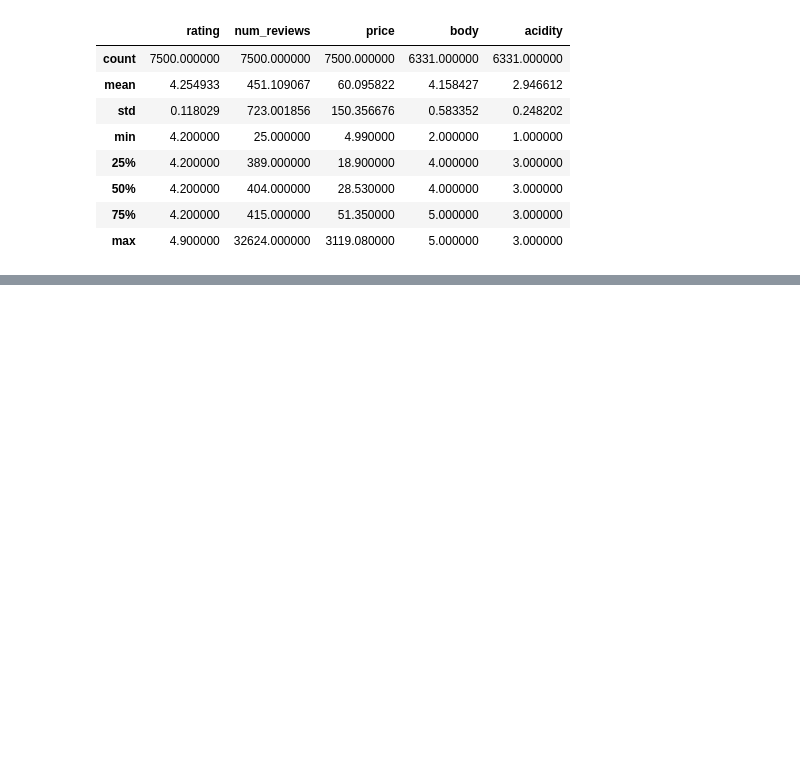
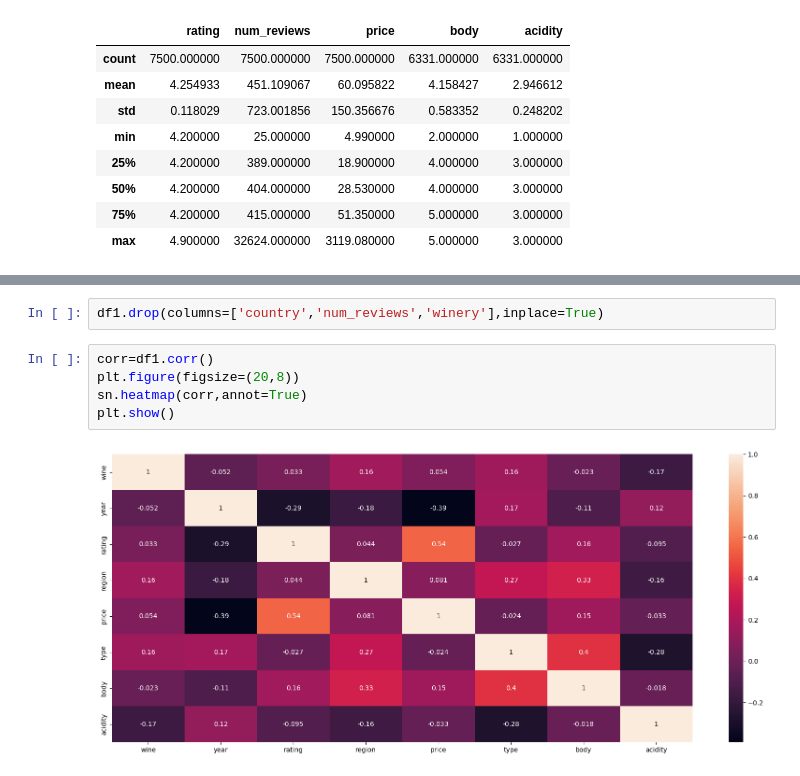
Before and after one commit to iiitl/Classification, a Jupyter notebook: task.ipynb, the cells around one changed output, grey strips where cells are left out. Drawn from its saved outputs; the diff is of its cells as text; blank space fills up the shorter version.

```diff
--- a/task.ipynb
+++ b/task.ipynb
@@ -123,0 +111,9 @@ df2
+# %%
+df1.drop(columns=['country','num_reviews','winery'],inplace=True)
+# %%
+corr=df1.corr()
+plt.figure(figsize=(20,8))
+sn.heatmap(corr,annot=True)
+plt.show()
+# %% [output]
+[figure, added]
```
Also changed, not shown: parts of 8 cells of this notebook.
